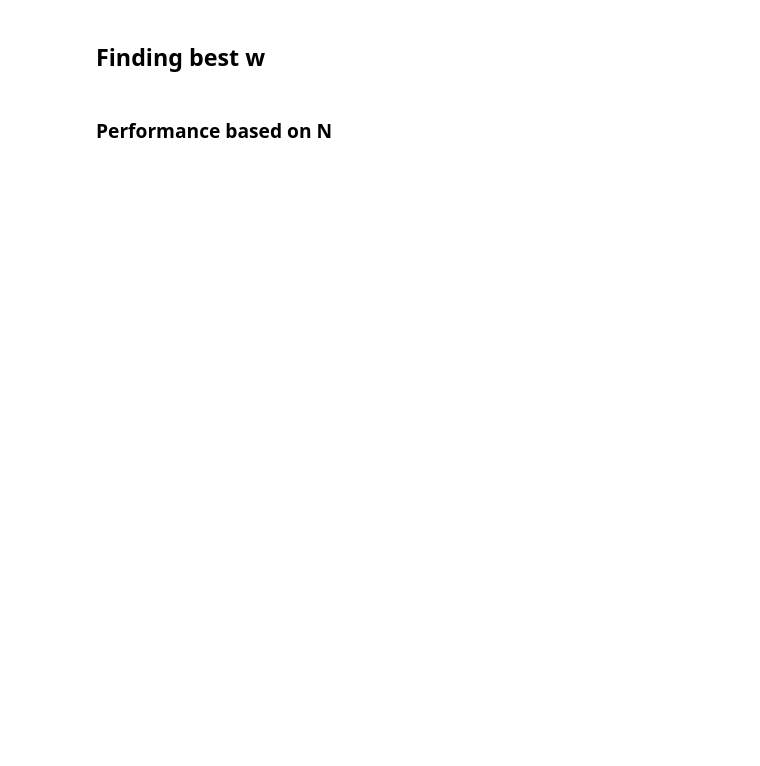
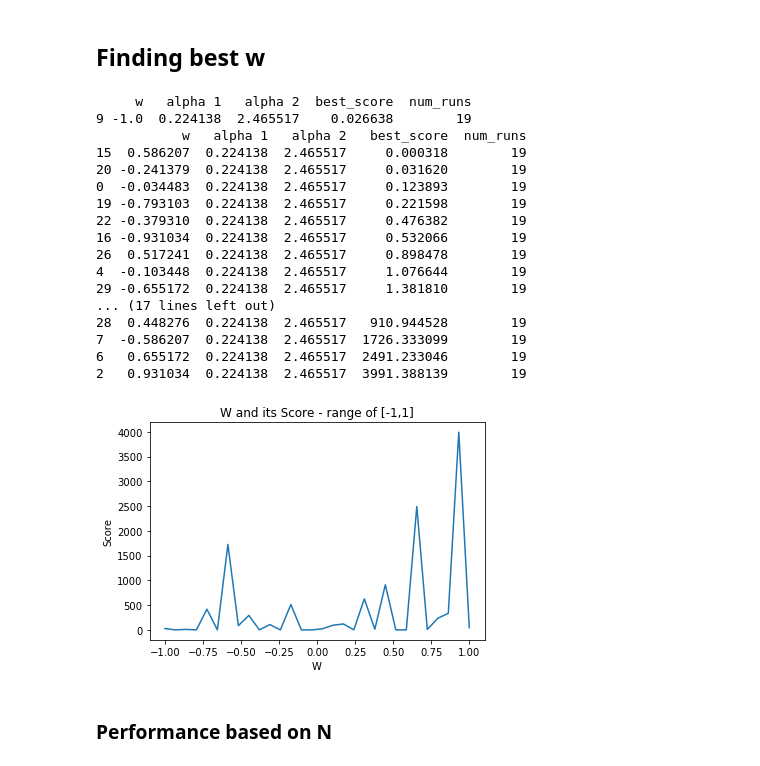
Before and after one commit to Pompey21/Natural-Computing-CW, a Jupyter notebook: Question 1.ipynb, the cells around one changed output. Cells and saved outputs as stored; diff of their text form; code cells hidden in the pictures; blank space fills up the shorter version.

```diff
--- a/Question 1.ipynb
+++ b/Question 1.ipynb
@@ -583,35 +602,59 @@ plt.show()
 # %%
 # Now to find the best w - let us take the alpha values for which we got the best result:
 best_result = df.iloc[[0],:]
 print(best_result)
 alpha1 = best_result.iloc[0]['alpha 1']
 alpha2 = best_result.iloc[0]['alpha 2']
 
 w = np.linspace(-1,1,30)
 
 all_possible_combinations = list(set(itertools.product(w,30*[alpha1], 30*[alpha2])))
 
 result = automator(all_possible_combinations)
-df = pd.DataFrame(result, columns=['w', 'alpha 1', 'alpha 2', 'best_score'])
+df = pd.DataFrame(result, columns=['w', 'alpha 1', 'alpha 2', 'best_score','num_runs'])
+
+
+# printing the dataframe
+df.sort_values('best_score', inplace=True)
+print(df)
+
+# plotting the data
 df.sort_values('w', inplace=True)
-
-print(df)
 
 w = df.iloc[:,[0]]
 a1 = df.iloc[:,[1]]
 a2 = df.iloc[:,[2]]
 score = df.iloc[:,[3]]
 data = df.iloc[:,[0,2,3]]
 plt.plot(w,score)
 # plt.imshow(data, cmap='hot', interpolation='nearest')
 plt.title('W and its Score - range of [-1,1]')
 plt.xlabel("W")
 plt.ylabel("Score")
 
 
 plt.savefig('w_rastrigin.pdf')
 
 plt.show()
+# %% [output]
+     w   alpha 1   alpha 2  best_score  num_runs
+9 -1.0  0.224138  2.465517    0.026638        19
+           w   alpha 1   alpha 2   best_score  num_runs
+15  0.586207  0.224138  2.465517     0.000318        19
+20 -0.241379  0.224138  2.465517     0.031620        19
+0  -0.034483  0.224138  2.465517     0.123893        19
+19 -0.793103  0.224138  2.465517     0.221598        19
+22 -0.379310  0.224138  2.465517     0.476382        19
+16 -0.931034  0.224138  2.465517     0.532066        19
+26  0.517241  0.224138  2.465517     0.898478        19
+4  -0.103448  0.224138  2.465517     1.076644        19
+29 -0.655172  0.224138  2.465517     1.381810        19
+... (17 lines left out)
+28  0.448276  0.224138  2.465517   910.944528        19
+7  -0.586207  0.224138  2.465517  1726.333099        19
+6   0.655172  0.224138  2.465517  2491.233046        19
+2   0.931034  0.224138  2.465517  3991.388139        19
+[figure, added]
 # %% [markdown]
 ### Performance based on N
 # %%
```
Also changed, not shown: parts of 17 cells of this notebook, 6 other files.
